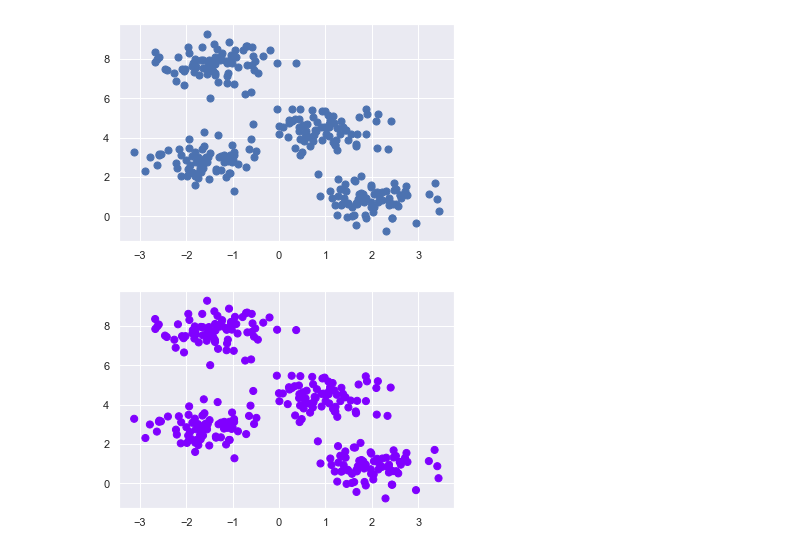
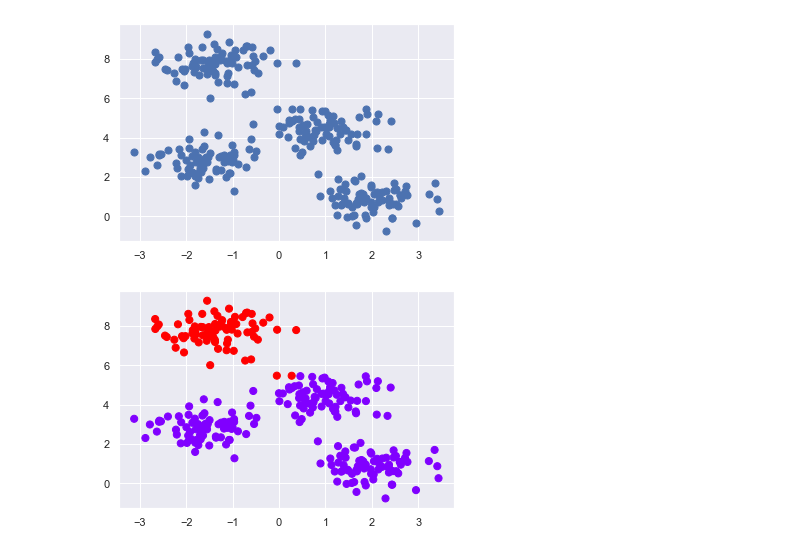
Before and after one commit to marcellusruben/JL_git_example, a Jupyter notebook: cluster.ipynb, the cells around one changed output. Saved outputs shown, nothing was run; the diff lists cells and outputs as text; code cells hidden in the pictures.

```diff
--- a/cluster.ipynb
+++ b/cluster.ipynb
@@ -13,9 +13,9 @@ plt.scatter(X[:, 0], X[:, 1], s=50);
 [figure]
 # %%
 from sklearn.cluster import KMeans
-est = KMeans(1)
+est = KMeans(2)
 est.fit(X)
 y_kmeans = est.predict(X)
 plt.scatter(X[:, 0], X[:, 1], c=y_kmeans, s=50, cmap='rainbow');
 # %% [output]
-[figure, old version]
+[figure, new version]
```
